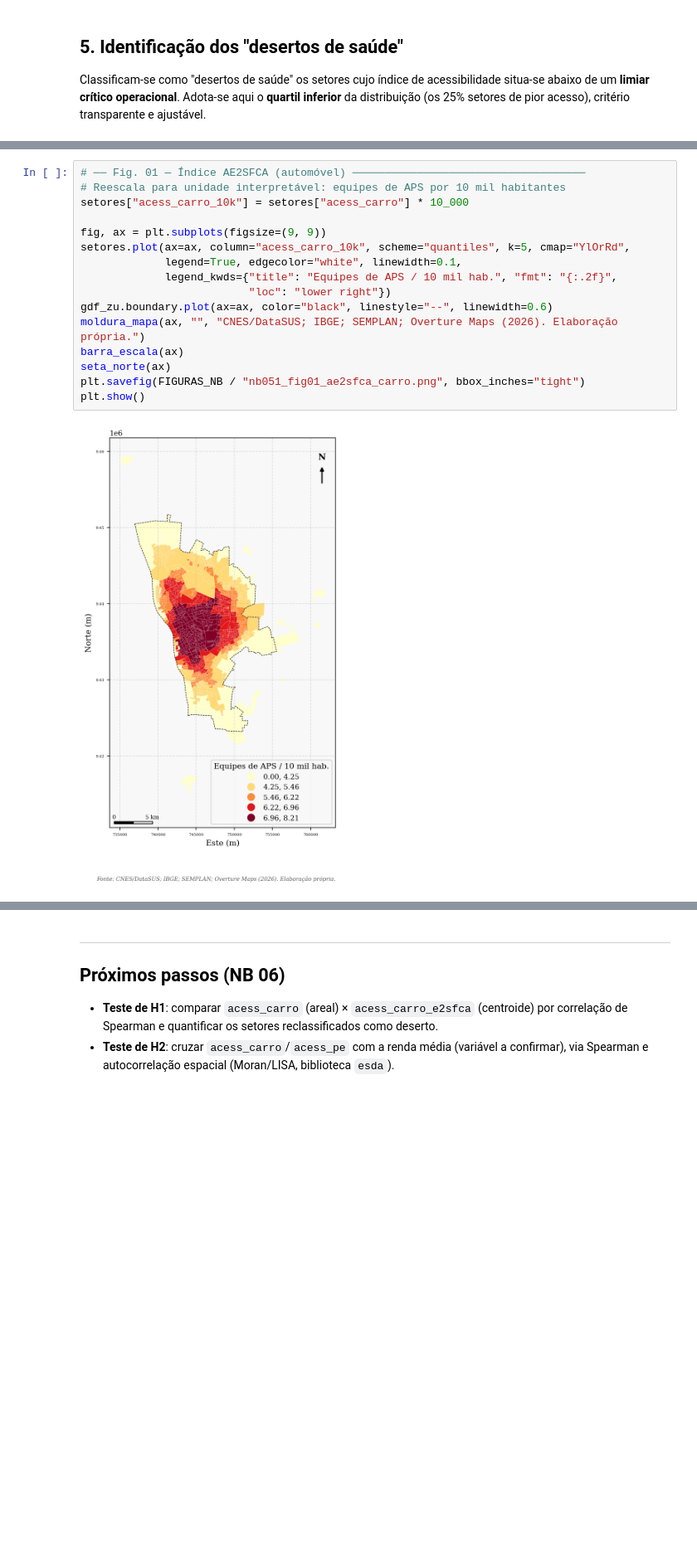
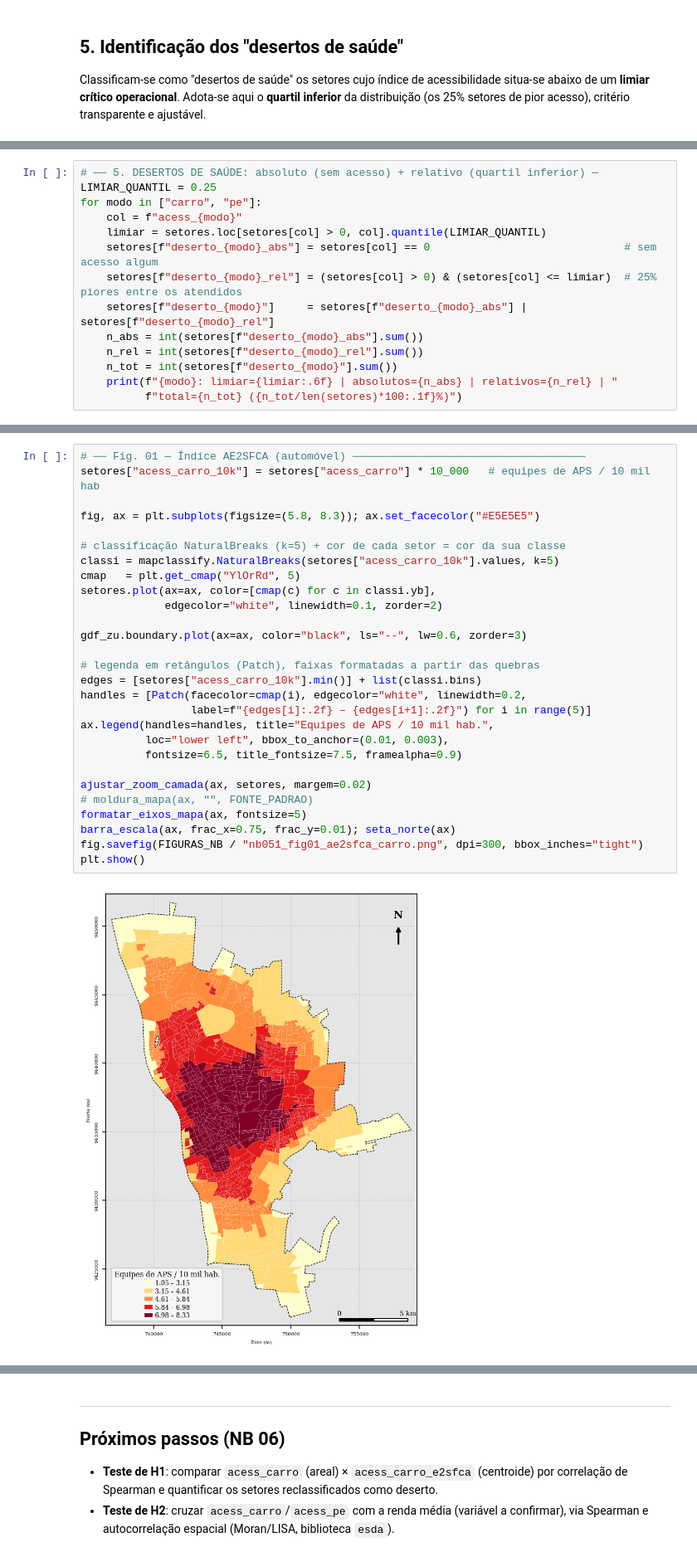
Before and after one commit to felipedantas-pi/ae2sfca-ubs, a Jupyter notebook: notebooks/05.1_Índice_de_Acessibilidade AE2SFCA.ipynb, the cells around one changed output, grey strips where cells are left out. Shown at 83% size. Cells and saved outputs as stored; diff of their text form; blank space fills up the shorter version.

```diff
--- a/notebooks/05.1_Índice_de_Acessibilidade AE2SFCA.ipynb
+++ b/notebooks/05.1_Índice_de_Acessibilidade AE2SFCA.ipynb
@@ -159,0 +147,14 @@ pe: limiar=3.82e-04 | desertos: 386 setores (27.5%)
+# %%
+# ── 5. DESERTOS DE SAÚDE: absoluto (sem acesso) + relativo (quartil inferior) ─
+LIMIAR_QUANTIL = 0.25
+for modo in ["carro", "pe"]:
+    col = f"acess_{modo}"
+    limiar = setores.loc[setores[col] > 0, col].quantile(LIMIAR_QUANTIL)
+    setores[f"deserto_{modo}_abs"] = setores[col] == 0                              # sem acesso algum
+    setores[f"deserto_{modo}_rel"] = (setores[col] > 0) & (setores[col] <= limiar)  # 25% piores entre os atendidos
+    setores[f"deserto_{modo}"]     = setores[f"deserto_{modo}_abs"] | setores[f"deserto_{modo}_rel"]
+    n_abs = int(setores[f"deserto_{modo}_abs"].sum())
+    n_rel = int(setores[f"deserto_{modo}_rel"].sum())
+    n_tot = int(setores[f"deserto_{modo}"].sum())
+    print(f"{modo}: limiar={limiar:.6f} | absolutos={n_abs} | relativos={n_rel} | "
+          f"total={n_tot} ({n_tot/len(setores)*100:.1f}%)")
@@ -160,18 +164,30 @@ pe: limiar=3.82e-04 | desertos: 386 setores (27.5%)
 # %%
 # ── Fig. 01 — Índice AE2SFCA (automóvel) ────────────────────────────────────
-# Reescala para unidade interpretável: equipes de APS por 10 mil habitantes
-setores["acess_carro_10k"] = setores["acess_carro"] * 10_000
+setores["acess_carro_10k"] = setores["acess_carro"] * 10_000   # equipes de APS / 10 mil hab
 
-fig, ax = plt.subplots(figsize=(9, 9))
-setores.plot(ax=ax, column="acess_carro_10k", scheme="quantiles", k=5, cmap="YlOrRd",
-             legend=True, edgecolor="white", linewidth=0.1,
-             legend_kwds={"title": "Equipes de APS / 10 mil hab.", "fmt": "{:.2f}",
-                          "loc": "lower right"})
-gdf_zu.boundary.plot(ax=ax, color="black", linestyle="--", linewidth=0.6)
-moldura_mapa(ax, "", "CNES/DataSUS; IBGE; SEMPLAN; Overture Maps (2026). Elaboração própria.")
-barra_escala(ax)
-seta_norte(ax)
-plt.savefig(FIGURAS_NB / "nb051_fig01_ae2sfca_carro.png", bbox_inches="tight")
+fig, ax = plt.subplots(figsize=(5.8, 8.3)); ax.set_facecolor("#E5E5E5")
+
+# classificação NaturalBreaks (k=5) + cor de cada setor = cor da sua classe
+classi = mapclassify.NaturalBreaks(setores["acess_carro_10k"].values, k=5)
+cmap   = plt.get_cmap("YlOrRd", 5)
+setores.plot(ax=ax, color=[cmap(c) for c in classi.yb],
+             edgecolor="white", linewidth=0.1, zorder=2)
+
+gdf_zu.boundary.plot(ax=ax, color="black", ls="--", lw=0.6, zorder=3)
+
+# legenda em retângulos (Patch), faixas formatadas a partir das quebras
+edges = [setores["acess_carro_10k"].min()] + list(classi.bins)
+handles = [Patch(facecolor=cmap(i), edgecolor="white", linewidth=0.2,
+                 label=f"{edges[i]:.2f} – {edges[i+1]:.2f}") for i in range(5)]
+ax.legend(handles=handles, title="Equipes de APS / 10 mil hab.",
+          loc="lower left", bbox_to_anchor=(0.01, 0.003),
+          fontsize=6.5, title_fontsize=7.5, framealpha=0.9)
+
+ajustar_zoom_camada(ax, setores, margem=0.02)
+# moldura_mapa(ax, "", FONTE_PADRAO)
+formatar_eixos_mapa(ax, fontsize=5)
+barra_escala(ax, frac_x=0.75, frac_y=0.01); seta_norte(ax)
+fig.savefig(FIGURAS_NB / "nb051_fig01_ae2sfca_carro.png", dpi=300, bbox_inches="tight")
 plt.show()
 # %% [output]
-[figure, old version]
+[figure, new version]
```
Also changed, not shown: parts of 14 cells of this notebook, 7 other files.
